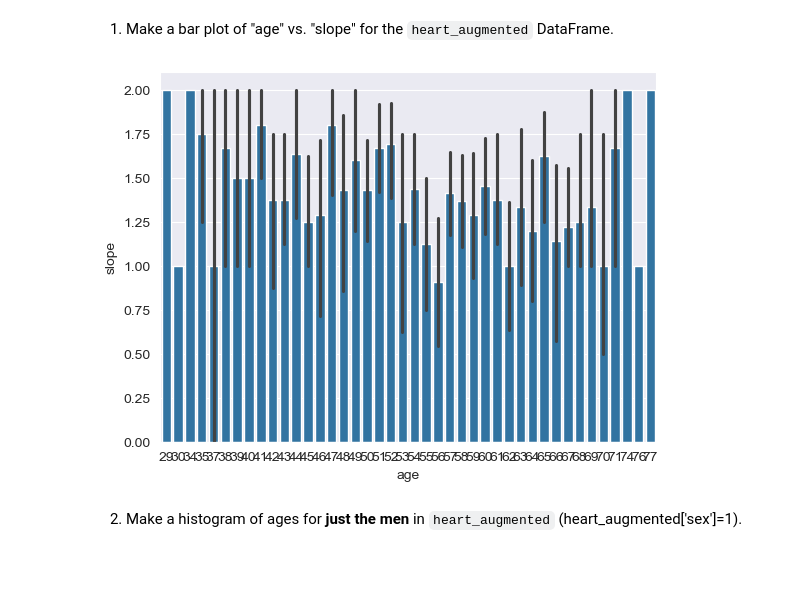
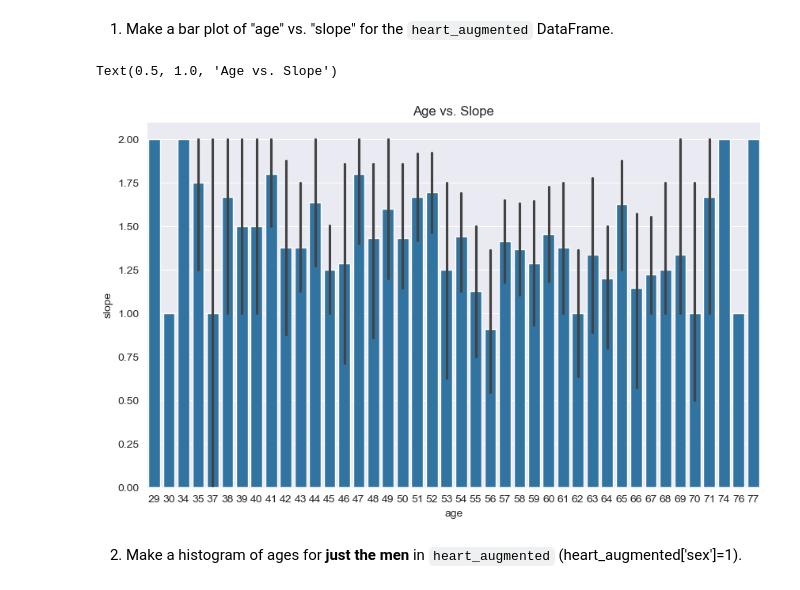
Before and after one commit to vinhtct/DS-311-Assignments, a Jupyter notebook: Python Module/Week 3/Python_Lab_Exercise_2.ipynb, the cells around one changed output. Saved outputs shown, nothing was run; the diff lists cells and outputs as text; code cells hidden in the pictures.

```diff
--- a/Python Module/Week 3/Python_Lab_Exercise_2.ipynb
+++ b/Python Module/Week 3/Python_Lab_Exercise_2.ipynb
@@ -558,10 +558,12 @@ heart_augmented.hist(column='chol');
 1. Make a bar plot of "age" vs. "slope" for the `heart_augmented` DataFrame.
 # %%
 # complete the python code here
-
-sns.barplot(x=heart_augmented['age'], y=heart_augmented['slope']);
+plt.figure(figsize=(10,6))
+sns.barplot(x=heart_augmented['age'], y=heart_augmented['slope'])
+plt.title('Age vs. Slope')
 # %% [output]
+Text(0.5, 1.0, 'Age vs. Slope')
-[figure, old version]
+[figure, new version]
 # %% [markdown]
 2. Make a histogram of ages for **just the men** in `heart_augmented` (heart_augmented['sex']=1).
 # %%
```
Also changed, not shown: parts of 1 cell of this notebook.
